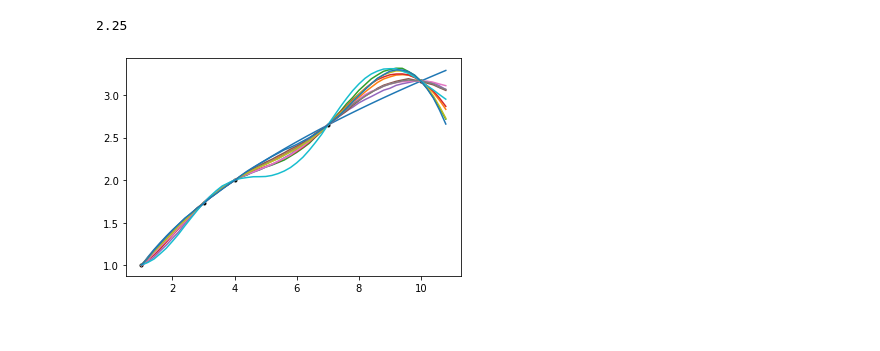
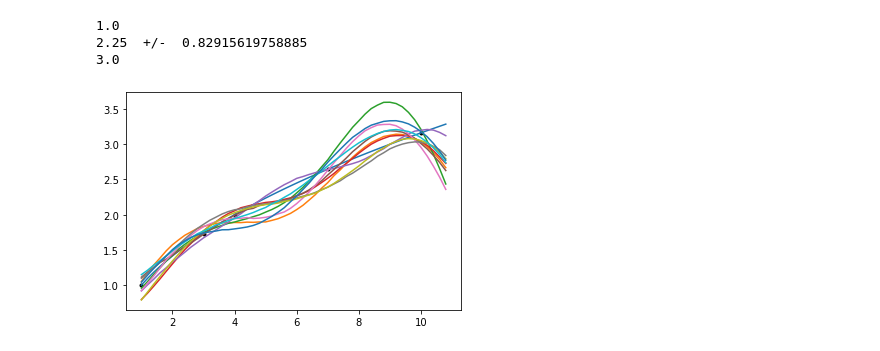
Before and after one commit to maxfleck/circuitGP, a Jupyter notebook: circuitpython_rp2040.ipynb, the cells around one changed output. Cells and saved outputs as stored; diff of their text form; code cells hidden in the pictures.

Commit message:
parameter fixes. low sigma_f seems to be crucial for stabillity

```diff
--- a/circuitpython_rp2040.ipynb
+++ b/circuitpython_rp2040.ipynb
@@ -84,12 +84,20 @@ def posterior_1d(X_s, X_train, Y_train, l=1.0, sigma_f=1.0):
         Y_train: Training targets (m x 1).
         l: Kernel length parameter.
         sigma_f: Kernel vertical variation parameter.
-        sigma_y: Noise parameter. (deleted no noise here)
+        sigma_y: Noise parameter. (deleted no noise here... allow noise?? ( see below ))
 
     Returns:
         Posterior mean vector (n x d) and covariance matrix (n x n).
     """
-    K = kernel_1d(X_train, X_train, l, sigma_f) #+ sigma_y**2 * np.eye(len(X_train))
+    # variable noise
+    #K = kernel_1d(X_train, X_train, l, sigma_f) #+ sigma_y**2 * np.eye(len(X_train))
+
+    # hard coded noise... might be necessary for "creativity"
+    K = kernel_1d(X_train, X_train, l, sigma_f) + 0.1**2 * np.eye(len(X_train))
+
+    # no noise
+    # K = kernel_1d(X_train, X_train, l, sigma_f)
+
     K_s = kernel_1d(X_train, X_s, l, sigma_f)
     K_ss = kernel_1d(X_s, X_s, l, sigma_f) + 1e-8 * np.eye(len(X_s))
     K_inv = np.linalg.inv(K)
@@ -112,21 +120,27 @@ X_train = np.array([ 0.1, 0.3, 0.4,0.7 , 1])*10
 Y_train = np.sqrt(X_train)
 
 mean_diff = np.mean( np.diff(X_train) )
-print(mean_diff) # ???
-
+min_diff = np.min( np.diff(X_train) )
+max_diff = np.max( np.diff(X_train) )
+std_diff = np.std( np.diff(X_train) )
+print(min_diff)
+print(mean_diff," +/- ",std_diff) # ???
+print(max_diff)
 # Compute mean and covariance of the posterior distribution
-mu_s, cov_s = posterior_1d(X, X_train, Y_train, l=2.5, sigma_f=1.)
+mu_s, cov_s = posterior_1d(X, X_train, Y_train, l=2.25, sigma_f=.5)
 
 samples = sample_multivariante_normal_1d( mu_s, cov_s, epsilon=1e-5 )
 # %% [output]
-2.25
+1.0
+2.25  +/-  0.82915619758885
+3.0
 # %%
 import matplotlib.pyplot as plt
 
 plt.plot( X_train, Y_train, ".k" )
 plt.plot( X, Y_ref )
 for _ in range(10):
-    samples = sample_multivariante_normal_1d( mu_s, cov_s )
+    samples = sample_multivariante_normal_1d( mu_s, cov_s, epsilon=1e-5 )
     plt.plot( X, samples )
 # %% [output]
-[figure, old version]
+[figure, new version]
```
